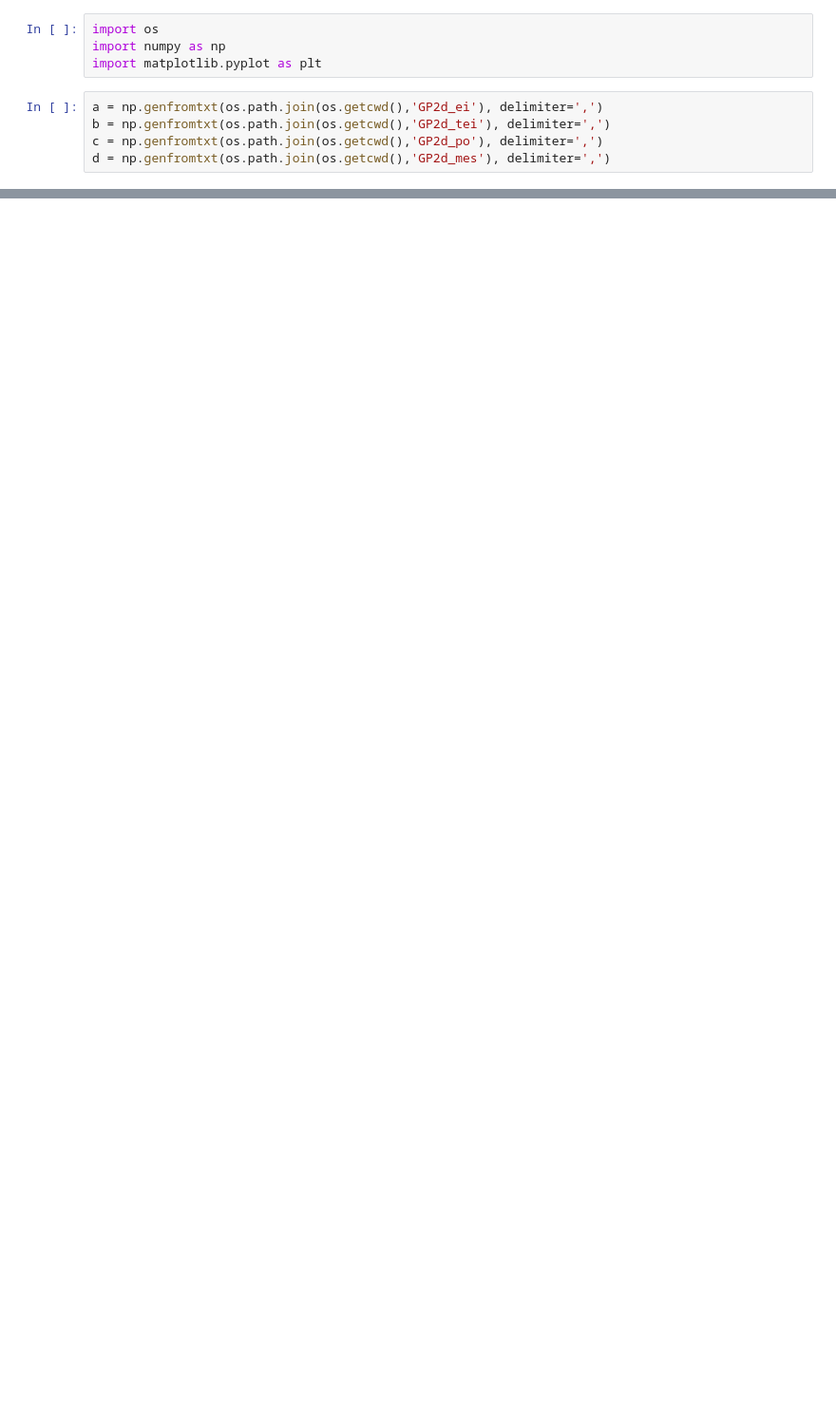
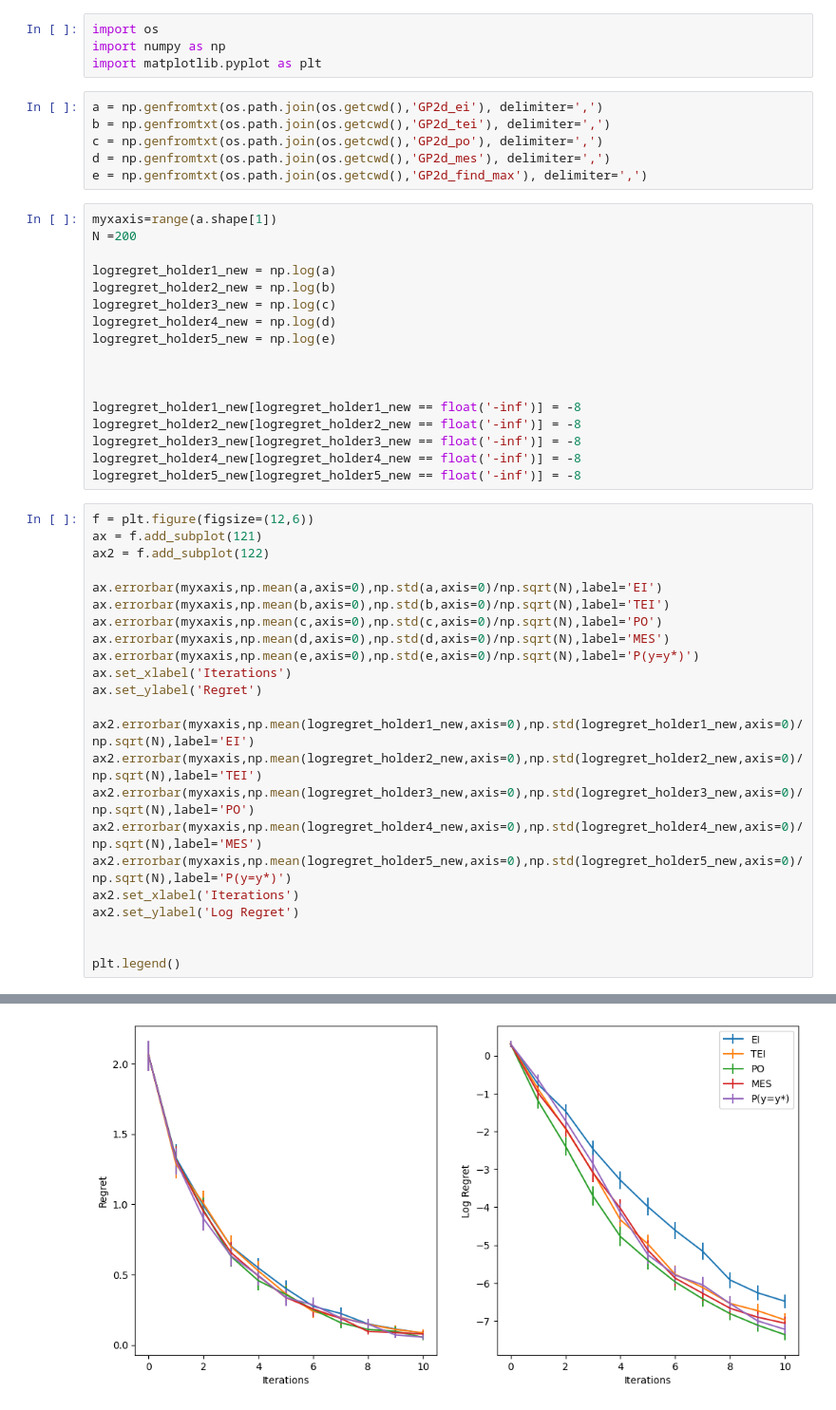
Before and after one commit to HanyangHenry-Wang/known_optimum, a Jupyter notebook: runit.ipynb, the cells around one changed output, grey strips where cells are left out. Shown at 95% size. Cells and saved outputs as stored; diff of their text form; blank space fills up the shorter version.

```diff
--- a/runit.ipynb
+++ b/runit.ipynb
@@ -7,3 +7,45 @@ a = np.genfromtxt(os.path.join(os.getcwd(),'GP2d_ei'), delimiter=',')
 b = np.genfromtxt(os.path.join(os.getcwd(),'GP2d_tei'), delimiter=',')
 c = np.genfromtxt(os.path.join(os.getcwd(),'GP2d_po'), delimiter=',')
 d = np.genfromtxt(os.path.join(os.getcwd(),'GP2d_mes'), delimiter=',')
+e = np.genfromtxt(os.path.join(os.getcwd(),'GP2d_find_max'), delimiter=',')
+# %%
+myxaxis=range(a.shape[1])
+N =200
+
+logregret_holder1_new = np.log(a)
+logregret_holder2_new = np.log(b)
+logregret_holder3_new = np.log(c)
+logregret_holder4_new = np.log(d)
+logregret_holder5_new = np.log(e)
+
+
+
+logregret_holder1_new[logregret_holder1_new == float('-inf')] = -8
+logregret_holder2_new[logregret_holder2_new == float('-inf')] = -8
+logregret_holder3_new[logregret_holder3_new == float('-inf')] = -8
+logregret_holder4_new[logregret_holder4_new == float('-inf')] = -8
+logregret_holder5_new[logregret_holder5_new == float('-inf')] = -8
+# %%
+f = plt.figure(figsize=(12,6))
+ax = f.add_subplot(121)
+ax2 = f.add_subplot(122)
+
+ax.errorbar(myxaxis,np.mean(a,axis=0),np.std(a,axis=0)/np.sqrt(N),label='EI')
+ax.errorbar(myxaxis,np.mean(b,axis=0),np.std(b,axis=0)/np.sqrt(N),label='TEI')
+ax.errorbar(myxaxis,np.mean(c,axis=0),np.std(c,axis=0)/np.sqrt(N),label='PO')
+ax.errorbar(myxaxis,np.mean(d,axis=0),np.std(d,axis=0)/np.sqrt(N),label='MES')
+ax.errorbar(myxaxis,np.mean(e,axis=0),np.std(e,axis=0)/np.sqrt(N),label='P(y=y*)')
+ax.set_xlabel('Iterations')
+ax.set_ylabel('Regret')
+
+ax2.errorbar(myxaxis,np.mean(logregret_holder1_new,axis=0),np.std(logregret_holder1_new,axis=0)/np.sqrt(N),label='EI')
+ax2.errorbar(myxaxis,np.mean(logregret_holder2_new,axis=0),np.std(logregret_holder2_new,axis=0)/np.sqrt(N),label='TEI')
+ax2.errorbar(myxaxis,np.mean(logregret_holder3_new,axis=0),np.std(logregret_holder3_new,axis=0)/np.sqrt(N),label='PO')
+ax2.errorbar(myxaxis,np.mean(logregret_holder4_new,axis=0),np.std(logregret_holder4_new,axis=0)/np.sqrt(N),label='MES')
+ax2.errorbar(myxaxis,np.mean(logregret_holder5_new,axis=0),np.std(logregret_holder5_new,axis=0)/np.sqrt(N),label='P(y=y*)')
+ax2.set_xlabel('Iterations')
+ax2.set_ylabel('Log Regret')
+
+
+plt.legend()
+# %% [output]
@@ -9,0 +53 @@ d = np.genfromtxt(os.path.join(os.getcwd(),'GP2d_mes'), delimiter=',')
+[figure, added]
```
Also changed, not shown: parts of 4 cells of this notebook, 11 other files.
